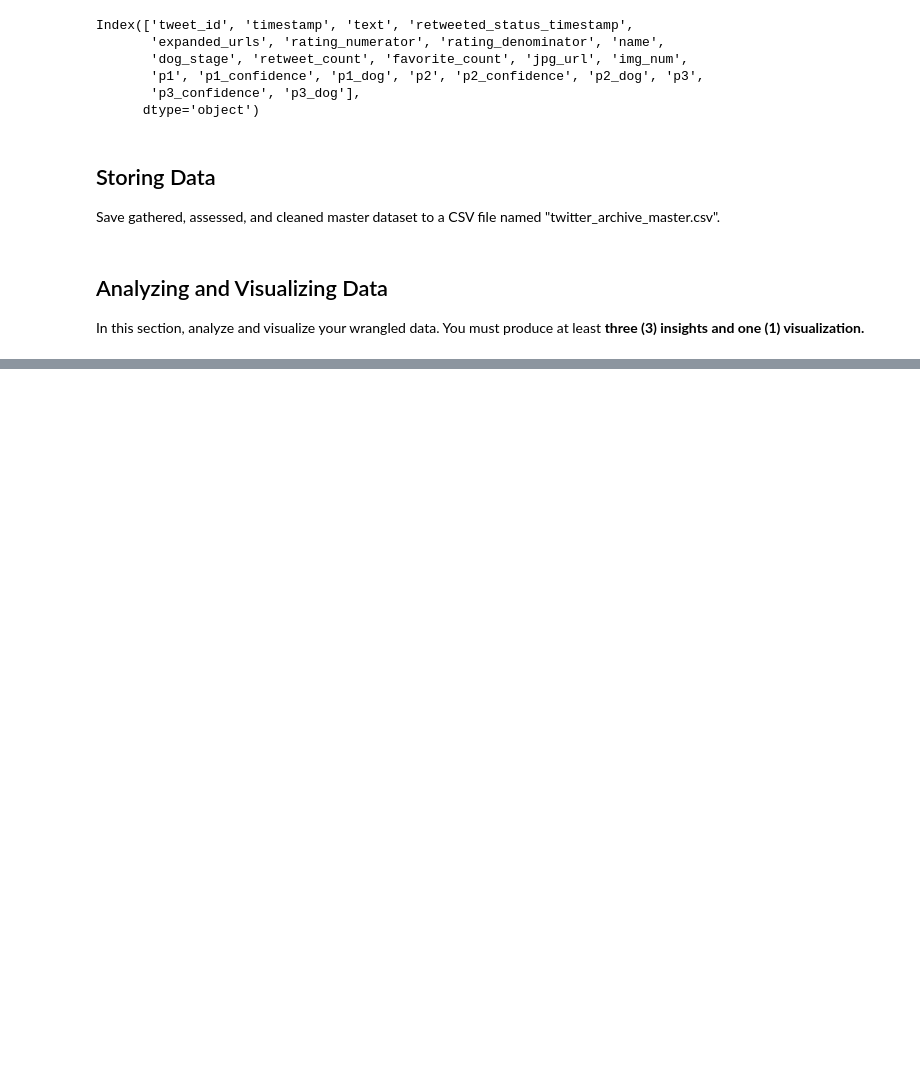
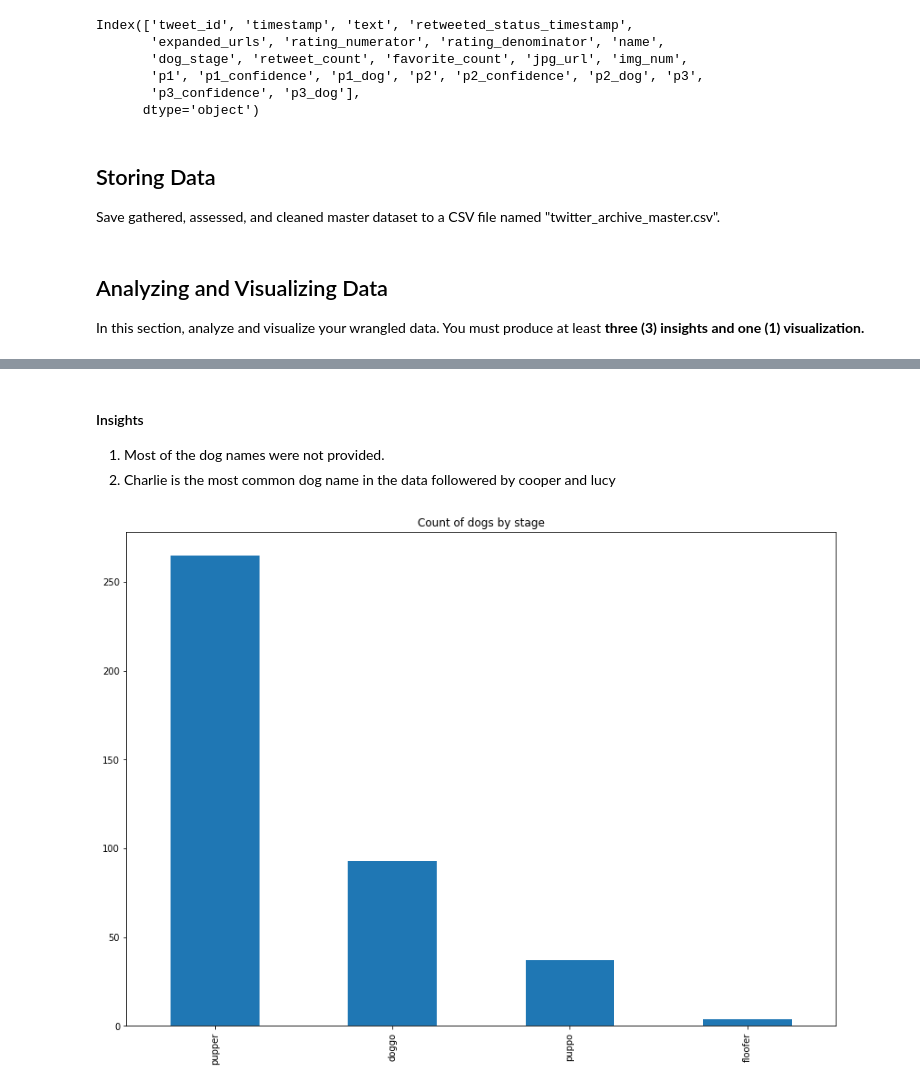
Before and after one commit to 3liud/ALX-data-wrangling-project, a Jupyter notebook: wrangle_act.ipynb, the cells around one changed output, grey strips where cells are left out. Cells and saved outputs as stored; diff of their text form; code cells hidden in the pictures; blank space fills up the shorter version.

Commit message:
completed wrangling and some insights generated

```diff
--- a/wrangle_act.ipynb
+++ b/wrangle_act.ipynb
@@ -676,0 +704,12 @@ In this section, analyze and visualize your wrangled data. You must produce at l
+# %% [markdown]
+#### Insights
+1. Most of the dog names were not provided.
+2. Charlie is the most common dog name in the data followered by cooper and lucy
+# %%
+# most common dog stage posted
+twitter_df.dog_stage.value_counts().plot(
+    kind='bar',
+    title="Count of dogs by stage",
+    figsize=(14, 10));
+# %% [output]
+[figure, added]
```
Also changed, not shown: parts of 11 cells of this notebook.
